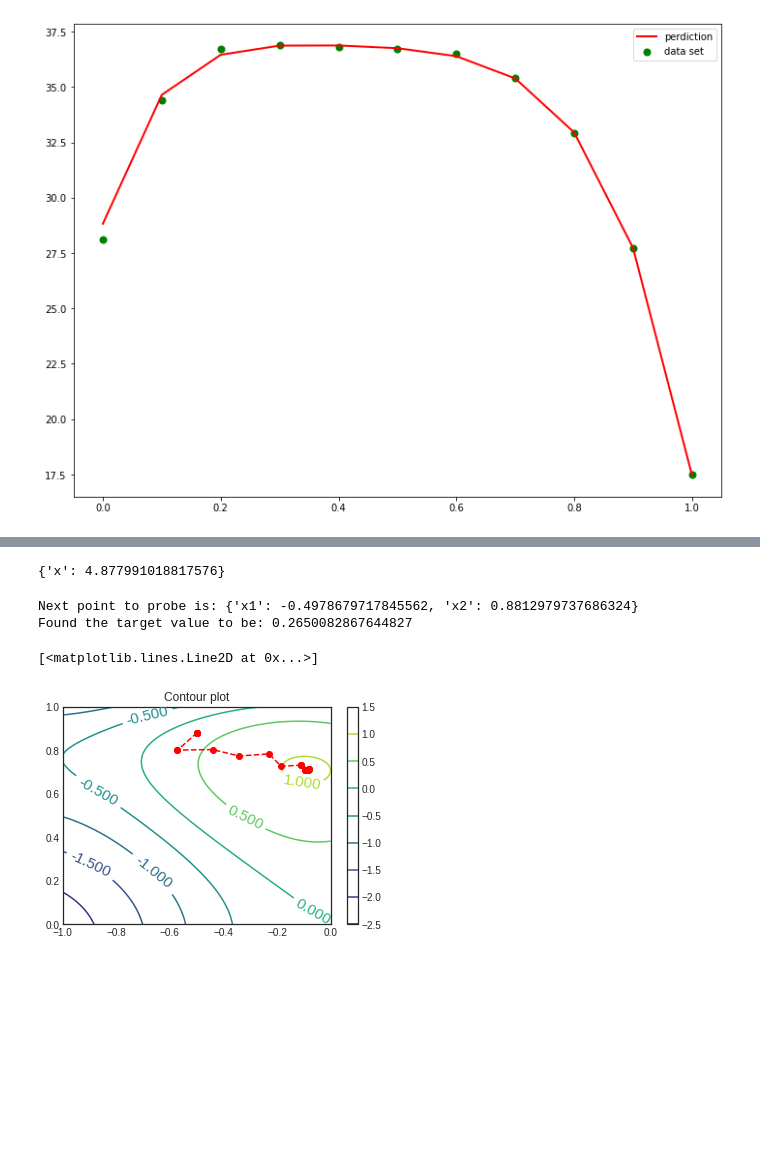
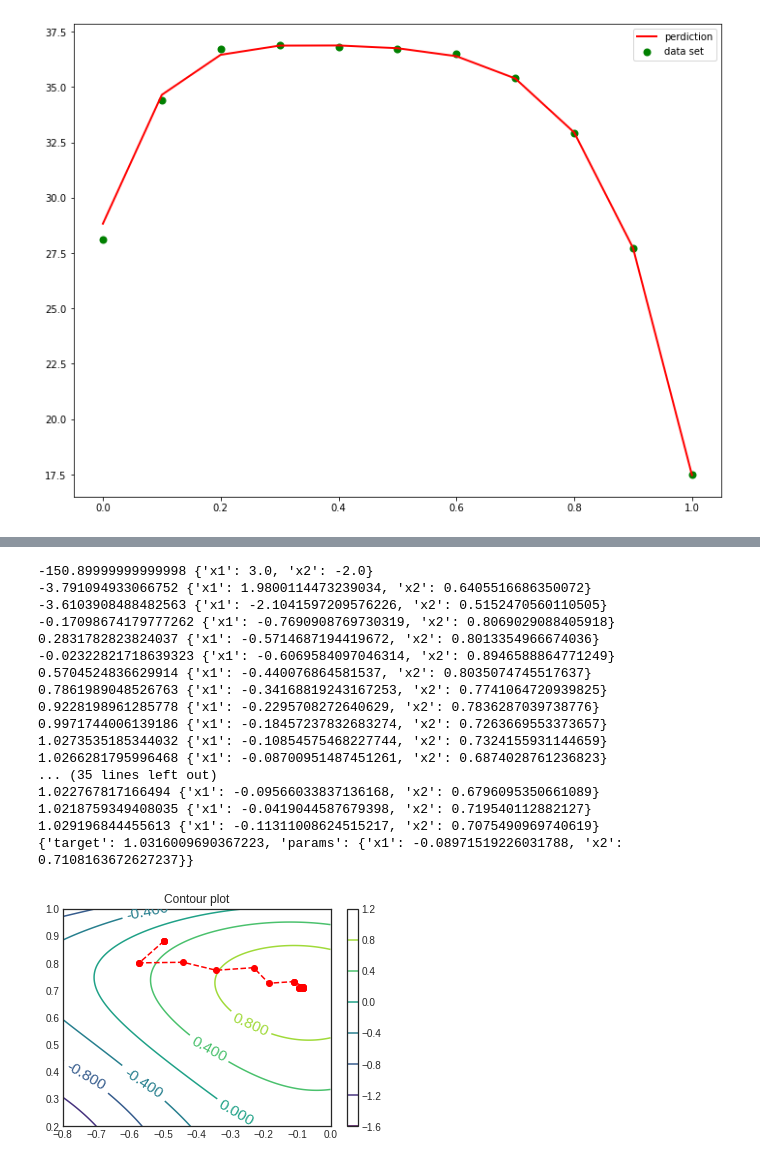
Before and after one commit to schen304joseph/HW3, a Jupyter notebook: HW3.ipynb, the cells around one changed output, grey strips where cells are left out. Drawn from its saved outputs; the diff is of its cells as text; code cells hidden in the pictures; blank space fills up the shorter version.

```diff
--- a/HW3.ipynb
+++ b/HW3.ipynb
@@ -230,37 +35,6 @@ ImportError: ignored
-# %%
-import numpy as np
-
-def objective(x):
-    """Objective function to minimize"""
-
-    # Create the polynomial object
-    f = np.poly1d([1, -2, -28, 28, 12, -26, 100])
-
-    # Return the value of the polynomial
-    return f(x) * 0.05
-from hyperopt import hp
-# Create the domain space
-space = hp.uniform('x', -5, 6)
-from hyperopt import tpe
-# Create the algorithm
-tpe_algo = tpe.suggest
-from hyperopt import Trials
-# Create a trials object
-tpe_trials = Trials()
-
-from hyperopt import fmin
-
-# Run 2000 evals with the tpe algorithm
-tpe_best = fmin(fn=objective, space=space,
-                algo=tpe_algo, trials=tpe_trials,
-                max_evals=2000)
-
-print(tpe_best)
-# %% [output]
-{'x': 4.877991018817576}
 # %%
-x1 = np.linspace(-1, 0, 500)
-x2 = np.linspace(0, 1, 500)
+x1 = np.linspace(-0.8, 0, 500)
+x2 = np.linspace(0.2, 1, 500)
 x1, x2 = np.meshgrid(x1, x2)
 Z = black_box_function(x1, x2)
 fig = plt.figure()
@@ -276,36 +50,52 @@ def black_box_function(x1, x2):
 optimizer = BayesianOptimization(
     f=None,
     pbounds={'x1': (-3, 3), 'x2': (-2, 2)},
     verbose=2,
     random_state=1,
 )
 from bayes_opt import UtilityFunction
 
 utility = UtilityFunction(kind="ucb", kappa=2.5, xi=0.0)
 next_point_to_probe = optimizer.suggest(utility)
-print("Next point to probe is:", next_point_to_probe)
+#print("Next point to probe is:", next_point_to_probe)
 target = black_box_function(**next_point_to_probe)
-print("Found the target value to be:", target)
+#print("Found the target value to be:", target)
 optimizer.register(
     params=next_point_to_probe,
     target=target,
 )
 i=0
 datax1=np.zeros(50)
 datax2=np.zeros(50)
 for i in range(50):
     next_point = optimizer.suggest(utility)
     target = black_box_function(**next_point)
     optimizer.register(params=next_point, target=target)
     #print(optimizer['target'])
     #print(optimizer.max['params']['x1'])
     #plt.plot(optimizer.max['params']['x1'],optimizer.max['params']['x2'],'ro--')
+    print(target, next_point)
     datax1[i]=(optimizer.max['params']['x1'])
     datax2[i]=(optimizer.max['params']['x2'])
     i+=1
 plt.plot(datax1,datax2,'ro--')
+print(optimizer.max)
 # %% [output]
-Next point to probe is: {'x1': -0.4978679717845562, 'x2': 0.8812979737686324}
-Found the target value to be: 0.2650082867644827
+-150.89999999999998 {'x1': 3.0, 'x2': -2.0}
+-3.791094933066752 {'x1': 1.9800114473239034, 'x2': 0.6405516686350072}
+-3.6103908488482563 {'x1': -2.1041597209576226, 'x2': 0.5152470560110505}
+-0.17098674179777262 {'x1': -0.7690908769730319, 'x2': 0.8069029088405918}
+0.2831782823824037 {'x1': -0.5714687194419672, 'x2': 0.8013354966674036}
+-0.02322821718639323 {'x1': -0.6069584097046314, 'x2': 0.8946588864771249}
+0.5704524836629914 {'x1': -0.440076864581537, 'x2': 0.8035074745517637}
+0.7861989048526763 {'x1': -0.34168819243167253, 'x2': 0.7741064720939825}
+0.9228198961285778 {'x1': -0.2295708272640629, 'x2': 0.7836287039738776}
+0.9971744006139186 {'x1': -0.18457237832683274, 'x2': 0.7263669553373657}
+1.0273535185344032 {'x1': -0.10854575468227744, 'x2': 0.7324155931144659}
+1.0266281795996468 {'x1': -0.08700951487451261, 'x2': 0.6874028761236823}
+... (35 lines left out)
+1.022767817166494 {'x1': -0.09566033837136168, 'x2': 0.6796095350661089}
+1.0218759349408035 {'x1': -0.0419044587679398, 'x2': 0.719540112882127}
+1.029196844455613 {'x1': -0.11311008624515217, 'x2': 0.7075490969740619}
+{'target': 1.0316009690367223, 'params': {'x1': -0.08971519226031788, 'x2': 0.7108163672627237}}
-[<matplotlib.lines.Line2D at 0x...>]
-[figure, old version]
+[figure, new version]
```
Also changed, not shown: parts of 3 cells of this notebook.
